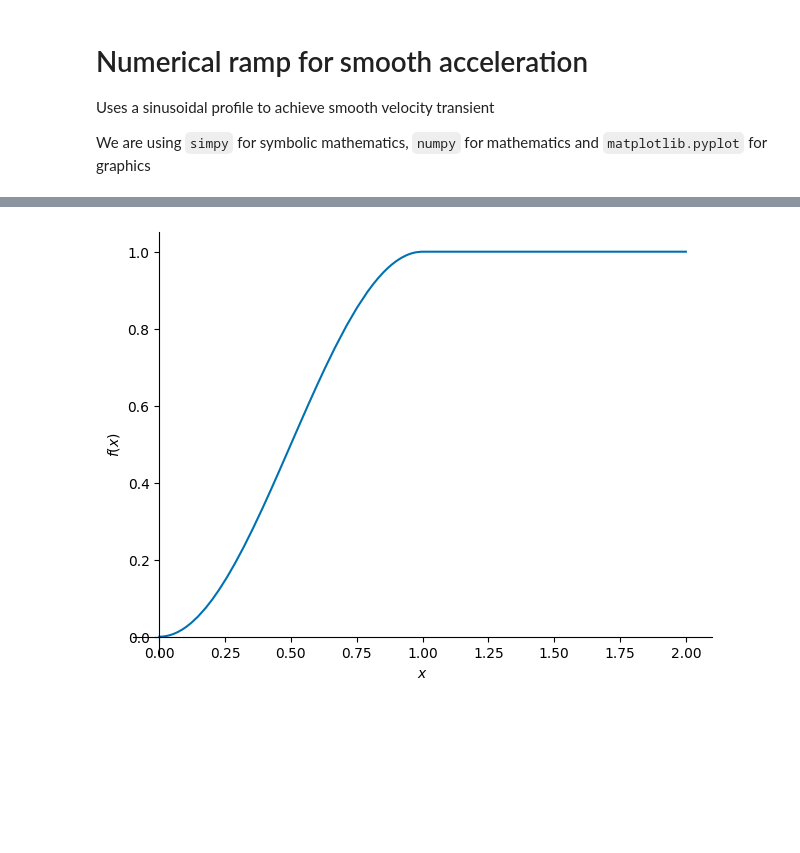
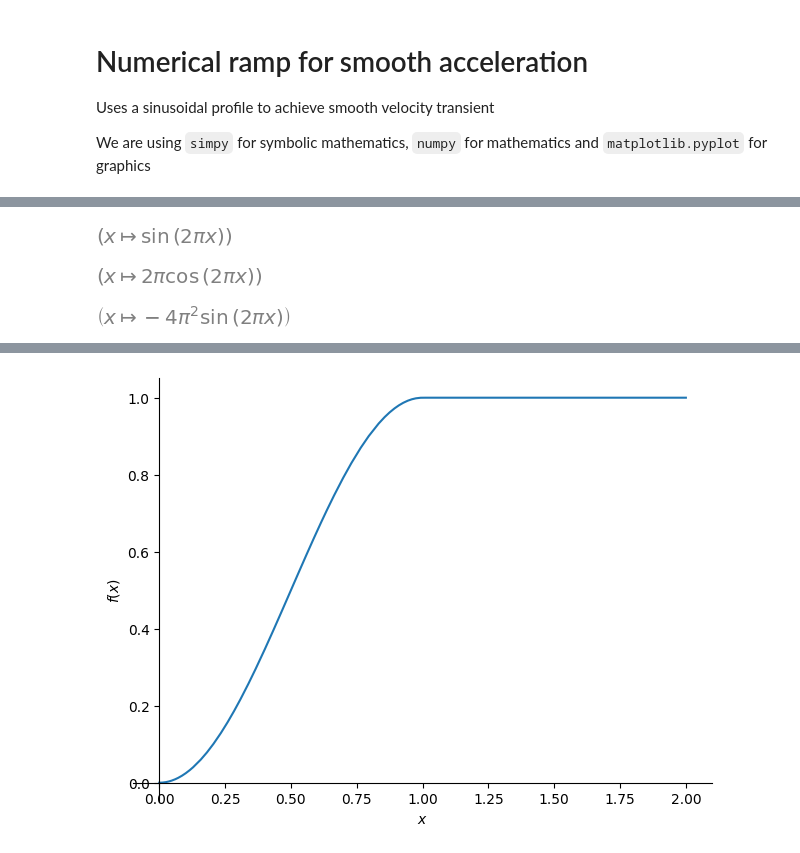
Before and after one commit to fmote/Install_instructions, a Jupyter notebook: ramp.ipynb, the cells around one changed output, grey strips where cells are left out. Drawn from its saved outputs; the diff is of its cells as text; code cells hidden in the pictures; blank space fills up the shorter version.

```diff
--- a/ramp.ipynb
+++ b/ramp.ipynb
@@ -11,7 +11,3 @@ import sympy
 from IPython.display import display
 
 sympy.init_printing()
-# sympy.init_printing(use_latex='mathjax')
-
-print(pyplot.style.available)
-pyplot.style.use('seaborn-v0_8-colorblind')
@@ -51,0 +16,14 @@ pyplot.grid()
+# %%
+freq = 1.00 # Hertz
+ω, x = sympy.symbols('\omega, x')
+ω = 2*sympy.pi*freq
+movement = sympy.sin(ω*x)
+
+f = sympy.Lambda(x, movement)
+df = sympy.Lambda(x, movement.diff(x))
+ddf = sympy.Lambda(x, movement.diff(x,2))
+display (f, df, ddf)
+# %% [output]
+[figure, added]
+[figure, added]
+[figure, added]
```
Also changed, not shown: parts of 12 cells of this notebook.
